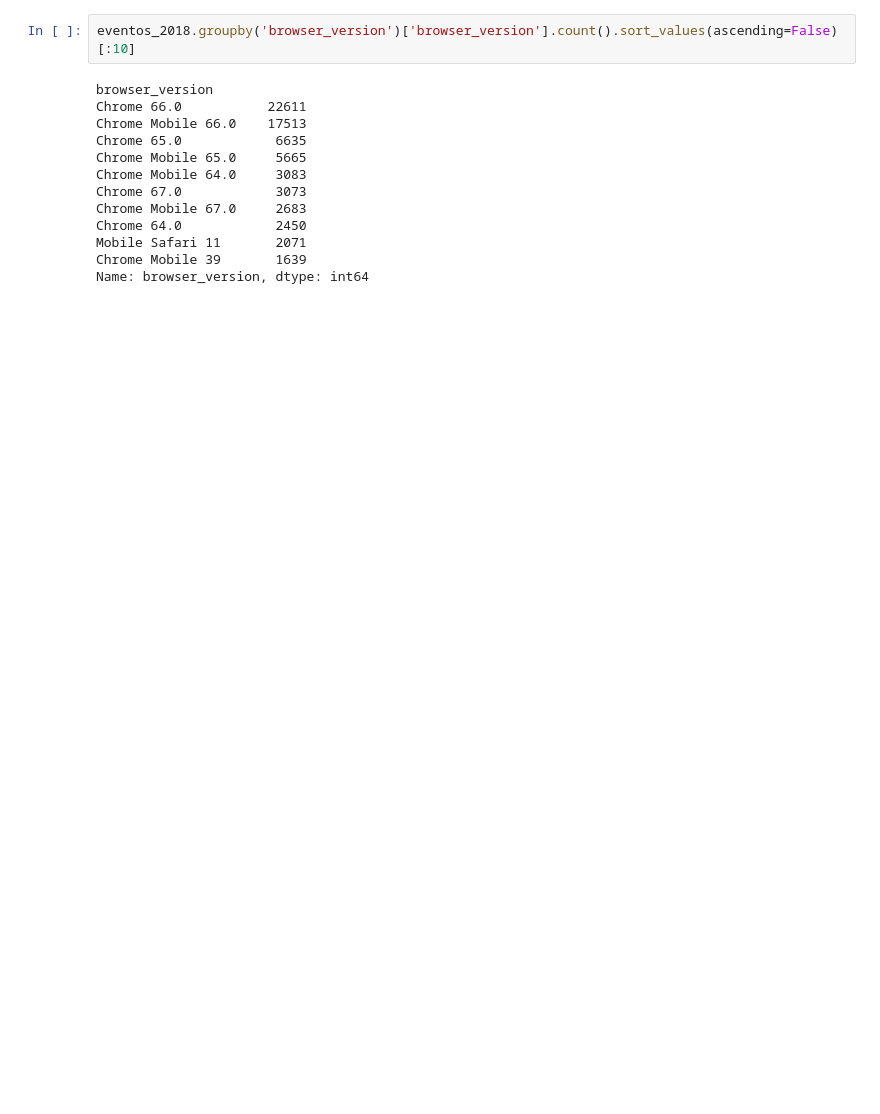
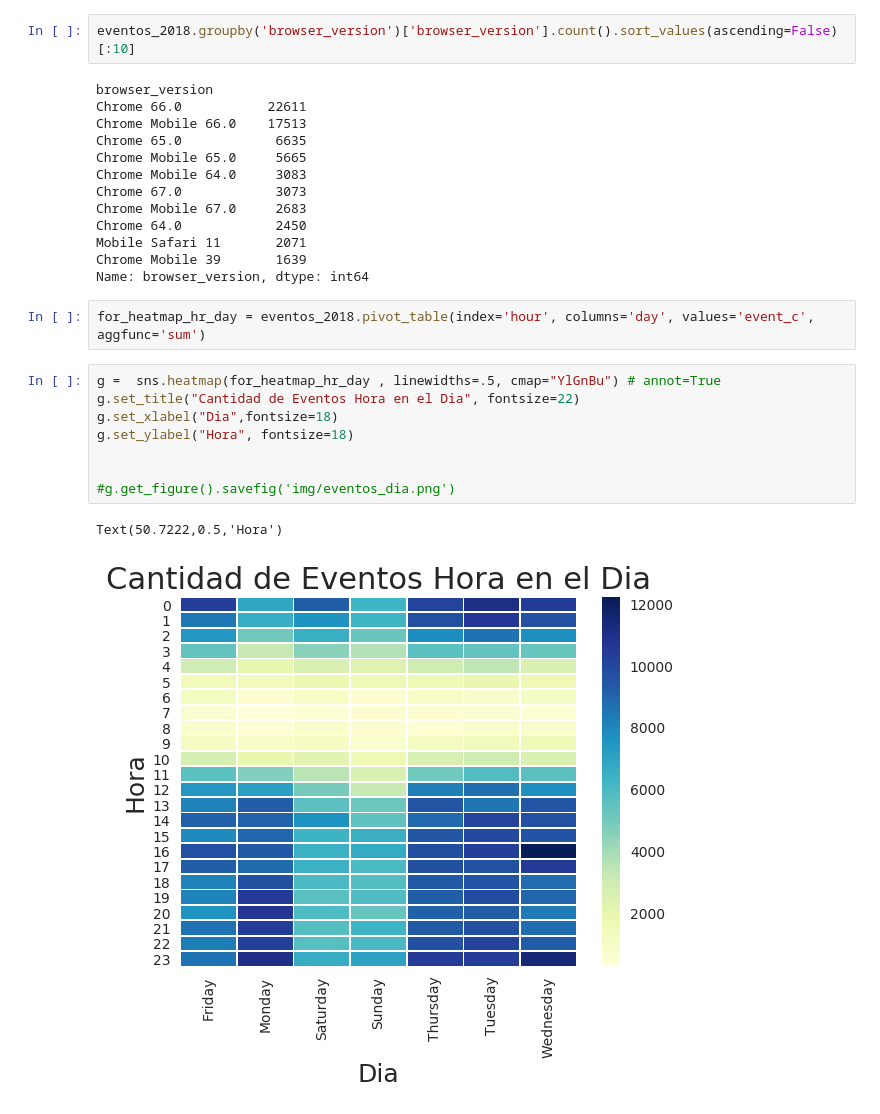
Before and after one commit to bauticanavese/Datos-Tps, a Jupyter notebook: TP1/IntroAnalisis.ipynb, the cells around one changed output. Cells and saved outputs as stored; diff of their text form; blank space fills up the shorter version.

```diff
--- a/TP1/IntroAnalisis.ipynb
+++ b/TP1/IntroAnalisis.ipynb
@@ -171,3 +180,16 @@ Chrome 64.0            2450
 Mobile Safari 11       2071
 Chrome Mobile 39       1639
 Name: browser_version, dtype: int64
+# %%
+for_heatmap_hr_day = eventos_2018.pivot_table(index='hour', columns='day', values='event_c', aggfunc='sum')
+# %%
+g =  sns.heatmap(for_heatmap_hr_day , linewidths=.5, cmap="YlGnBu") # annot=True
+g.set_title("Cantidad de Eventos Hora en el Dia", fontsize=22)
+g.set_xlabel("Dia",fontsize=18)
+g.set_ylabel("Hora", fontsize=18)
+
+
+#g.get_figure().savefig('img/eventos_dia.png')
+# %% [output]
+Text(50.7222,0.5,'Hora')
+[figure, added]
```
Also changed, not shown: parts of 5 cells of this notebook, 1 other file.
